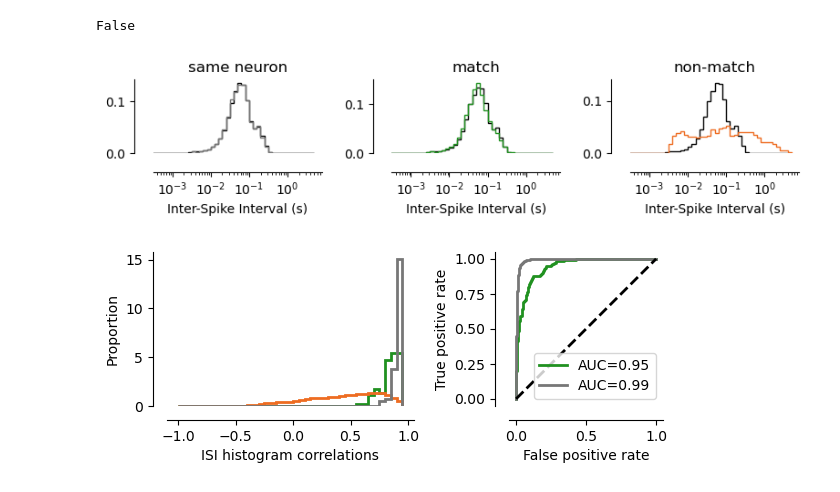
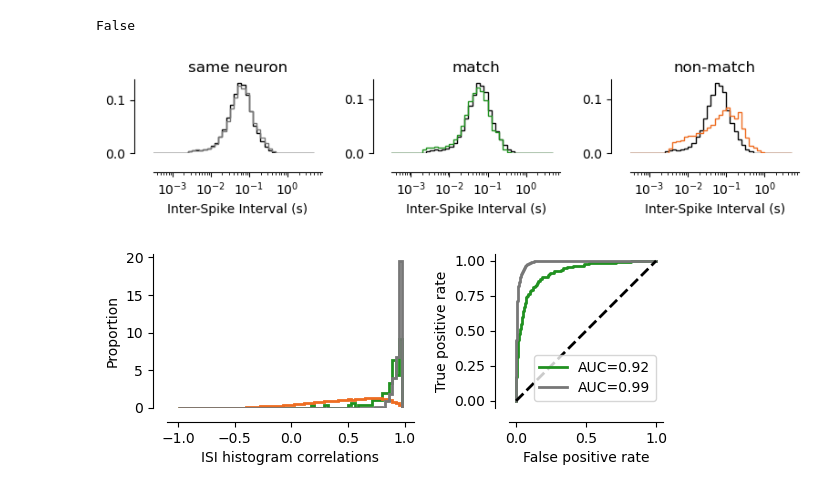
Before and after one commit to EnnyvanBeest/UnitMatch, a Jupyter notebook: UnitMatchPy/PaperAnalyses/figure2.ipynb, the cells around one changed output. Saved outputs shown, nothing was run; the diff lists cells and outputs as text; code cells hidden in the pictures.

```diff
--- a/UnitMatchPy/PaperAnalyses/figure2.ipynb
+++ b/UnitMatchPy/PaperAnalyses/figure2.ipynb
@@ -690,9 +692,10 @@ from testing.test import get_ISI_histograms
 ISIbins = np.concatenate(([0], 5 * 10 ** np.arange(-4, 0.1, 0.1)))
 ISIMat = get_ISI_histograms(dum_param, ISIbins)
 # %%
+mt = mt_saved.copy()
 # Get neurons to plot
-day1 = 4
-day2 = 5
+day1 = 12
+day2 = 13
 df = pick(mt, day1, day2)
 _, matches = get_matches_1model(df, "UM Probabilities_DeepUnitMatch")
 # _, matches = get_matches_1model(df, "UM Probabilities_UMPy")
@@ -714,6 +717,7 @@ id3_isi_refid = start_idx_day2 + np.where(df_fwd['ID2'].unique() == id3)[0][0]
 # %% [output]
 False
 # %%
+
 # use log bins for histogram
 # isi histograms for two halves of same neuron
 def plot_ISI_histograms(ISIhist1, ISIhist2, ISIbins, title, ax, colours):
@@ -746,13 +750,13 @@ colours = ["#050505", "#EE6C21"]
 plot_ISI_histograms(ISI_neuron1, ISI_neuron3, ISIbins, 'non-match', axes[2], colours)
 
 plt.rcParams["svg.fonttype"] = "none"
-# plt.savefig(
-#     os.path.join(fig_dir, "same_unit.svg"), dpi=300, bbox_inches="tight", format="svg"
-# )
+plt.savefig(
+    os.path.join(fig_dir, f"same_unit_id1-{id1}_id2-{id2}_sess1-{day1}_sess2-{day2}.svg"), dpi=300, bbox_inches="tight", format="svg"
+)
 plt.tight_layout()
 plt.show()
 # %% [output]
-[figure, old version]
+[figure, new version]
 # %%
 # Plot ISI distribution and ROC curves
 
@@ -775,32 +779,37 @@ y_true = across.index.isin(indices).astype(int)
 y_score = across["ISI_correlations"].to_numpy()
 AUC_across = roc_auc_score(y_true, y_score)
 fpr_across, tpr_across, _ = roc_curve(y_true, y_score)
 
-ROCbins = np.arange(-1,1,step=0.05)
+ROCbins = np.arange(-1,1,step=0.03)
 
 fig, axes = plt.subplots(1, 2, figsize=(7, 2))
 # histograms
 ax = axes[0]
 colours = ["#209120", "#EE6C21", "#777777"]
 _ = ax.hist(y_score[y_true == 1], ROCbins, density=True, histtype='step', color=colours[0], lw=2)
 _ = ax.hist(y_score[y_true == 0], ROCbins, density=True, histtype='step', color=colours[1], lw=2)
 _ = ax.hist(df[(df["RecSes1"] == df["RecSes2"]) & (df["ID1"] == df["ID2"])]['ISI_correlations'].values, ROCbins, density=True, histtype='step', color=colours[2], lw=2)
 ax.set_xlabel('ISI histogram correlations')
 ax.set_ylabel('Proportion')
 ax.spines[["right", "top"]].set_visible(False)
 ax.spines["left"].set_position(("outward", 10))
 ax.spines["bottom"].set_position(("outward", 10))
 
 ax = axes[1]
 ax.plot(fpr_across, tpr_across, color=colours[0], lw=2, label="AUC=%0.2f" % AUC_across)
 ax.plot(fpr_within, tpr_within, color=colours[2], lw=2, label="AUC=%0.2f" % AUC_within)
 ax.plot([0, 1], [0, 1], "k--", lw=2)
 ax.set_aspect("equal")
 ax.set_xlabel('False positive rate')
 ax.set_ylabel('True positive rate')
 ax.legend()
 ax.spines[["right", "top"]].set_visible(False)
 ax.spines["left"].set_position(("outward", 10))
 ax.spines["bottom"].set_position(("outward", 10))
+
+plt.rcParams["svg.fonttype"] = "none"
+plt.savefig(
+    os.path.join(fig_dir, f"distributions_ROC_sess1-{day1}_sess2-{day2}.svg"), dpi=300, bbox_inches="tight", format="svg"
+)
 # %% [output]
-[figure, old version]
+[figure, new version]
```
Also changed, not shown: parts of 12 cells of this notebook, 2 other files.
